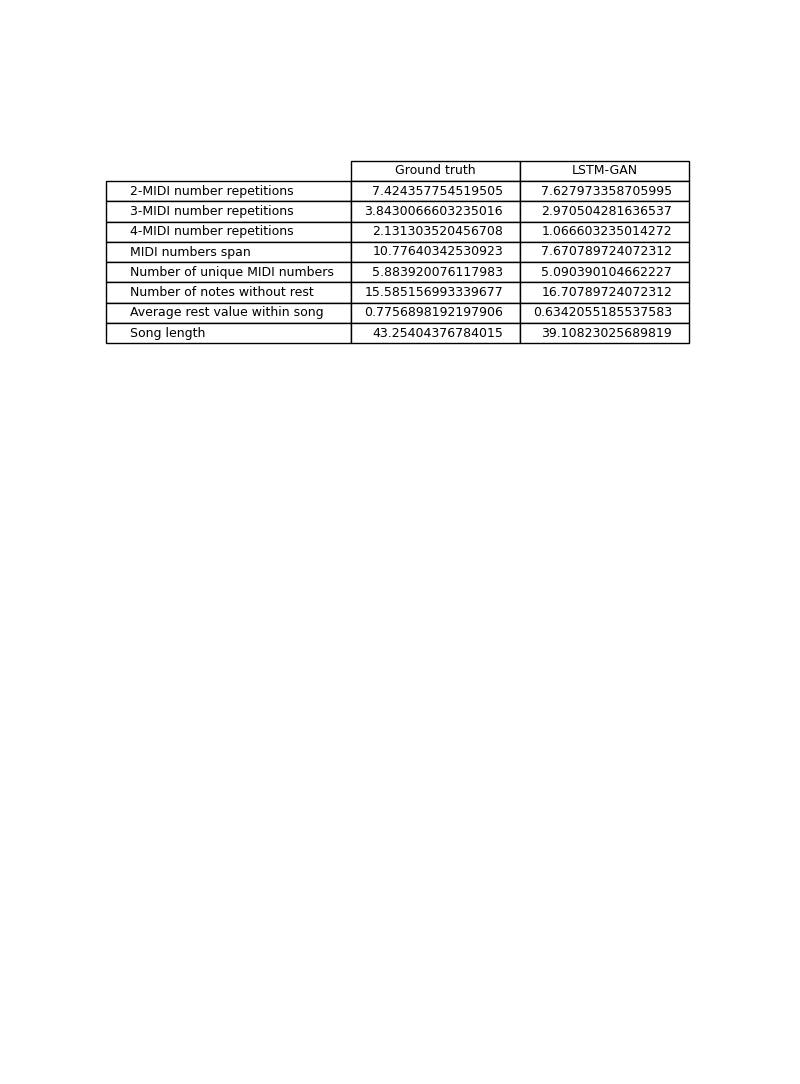
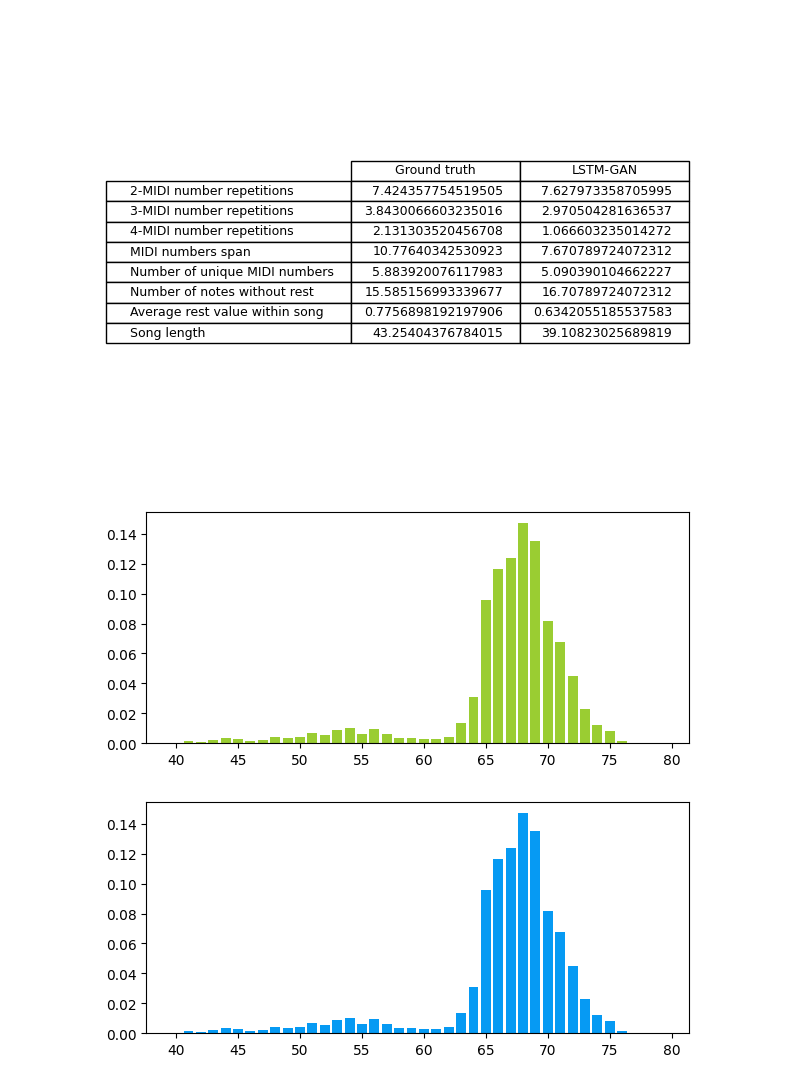
Before and after one commit to jj-haygurlhay/Lyrics2Melody, a Jupyter notebook: notebooks/quantitative_analysis_final.ipynb, the cells around one changed output. Saved outputs shown, nothing was run; the diff lists cells and outputs as text; code cells hidden in the pictures; blank space fills up the shorter version.

```diff
--- a/notebooks/quantitative_analysis_final.ipynb
+++ b/notebooks/quantitative_analysis_final.ipynb
@@ -73,3 +80,22 @@ plt.tight_layout()
 plt.show()
 # %% [output]
 [figure]
+# %%
+xrange = range(40, 80)
+barWidth = 0.4
+# plt.figure(figsize=(7,3))
+# plt.bar([x - barWidth/2 for x in xrange], [reference["distribution_notes"][str(float(i))]/20 if str(float(i)) in reference["distribution_notes"] else 0 for i in xrange], width=barWidth, color=ref_color)
+# plt.bar([x + barWidth/2 for x in xrange], [lstm_results["distribution_notes"][str(float(i))]/20 if str(float(i)) in lstm_results["distribution_notes"] else 0 for i in xrange], width=barWidth, color=res_color)
+# plt.show()
+
+barWidth = 0.8
+plt.figure(figsize=(7,3))
+plt.bar(xrange, [lstm_results["distribution_notes"][str(float(i))]/20 if str(float(i)) in lstm_results["distribution_notes"] else 0 for i in xrange], width=barWidth, color=LSTM_color)
+plt.show()
+
+plt.figure(figsize=(7,3))
+plt.bar(xrange, [reference["distribution_notes"][str(float(i))]/20 if str(float(i)) in lstm_results["distribution_notes"] else 0 for i in xrange], width=barWidth, color=ref_color)
+plt.show()
+# %% [output]
+[figure, added]
+[figure, added]
```
Also changed, not shown: parts of 6 cells of this notebook, 3 other files.
